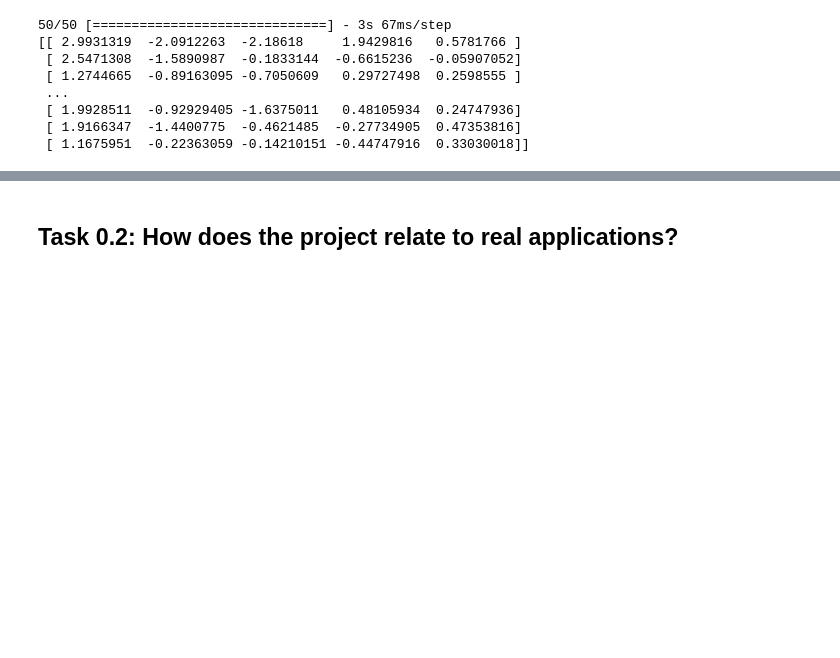
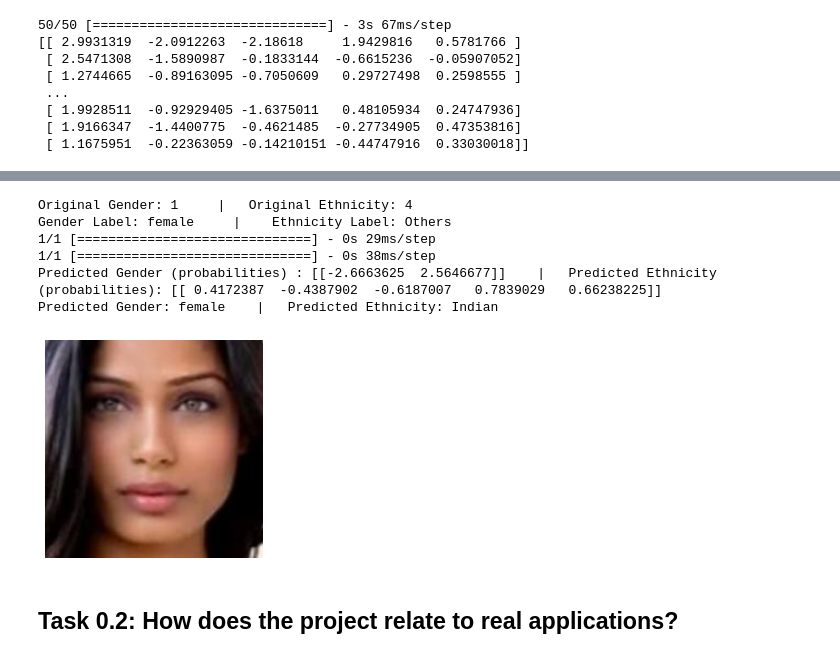
Before and after one commit to kiubb02/CVProject, a Jupyter notebook: main.ipynb, the cells around one changed output, grey strips where cells are left out. Cells and saved outputs as stored; diff of their text form; code cells hidden in the pictures; blank space fills up the shorter version.

```diff
--- a/main.ipynb
+++ b/main.ipynb
@@ -546,22 +518,22 @@ Predicted Gender: [0] Predicted Ethnicity: [0]
 # %%
-gender_dict = create_dict(gender_list,"gender")
-ethnicity_dict = create_dict(ethnicity_list,"ethnicity")
+def show_single_image_prediction(image_index):
+    print("Original Gender:", y_test[image_index], "    |   Original Ethnicity:", y_test_ethnicity[image_index])
+    print("Gender Label:", gender_df.gender[y_test[image_index]], "    |    Ethnicity Label:", ethnicity_df.ethnicity[y_test_ethnicity[image_index]])
 
-image_index = 24
-print("Original Gender:", y_test[image_index], "Original Ethnicity:", y_test_ethnicity[image_index])
-# predict from model
-img = X_test[image_index]
-img = np.expand_dims(img, axis = 0)
-img_e = X_test_ethnicity[image_index]
-img_e = np.expand_dims(img_e, axis = 0)
+    # expand array shape
+    img_g = np.expand_dims(X_test[image_index], axis = 0)
+    img_e = np.expand_dims(X_test_ethnicity[image_index], axis = 0)
 
-pred_gender = model.predict(img)
-gender_class = pred_gender.argmax(axis=-1)
-pred_gender = gender_df.gender[gender_class[0]]
+    # gender prediction by model "model"
+    pred_gender_prob = model.predict(img_g)
+    gender_class = pred_gender_prob.argmax(axis=-1)                 # sequential model returns probability for each class -> argmax for fetching class label
+    pred_gender = gender_df.gender[gender_class[0]]                 # use dataframe for displaying the name of the class, gender_class[0] because otherwise                                                                     gender_class is an array - not suitable as index
 
-pred_ethnicity = model_ethnicity.predict(img_e)
-ethnicity_class = pred_ethnicity.argmax(axis=1)         # sequential model returns probability for each class -> argmax for fetching class label
-pred_ethnicity = ethnicity_df.ethnicity[ethnicity_class[0]]     # use dictionary for displaying the name of the class
-print("Predicted Gender:", pred_gender, "Predicted Ethnicity:", pred_ethnicity)
-plt.axis('off')
-plt.imshow(X_test[image_index]);
+    # ethnicity prediction by model "model_ethnicity"
+    pred_ethnicity_prob = model_ethnicity.predict(img_e)
+    ethnicity_class = pred_ethnicity_prob.argmax(axis=1)            # sequential model returns probability for each class -> argmax for fetching class label
+    pred_ethnicity = ethnicity_df.ethnicity[ethnicity_class[0]]     # use dataframe for displaying the name of the class
+    print("Predicted Gender (probabilities) :", pred_gender_prob, "   |   Predicted Ethnicity (probabilities):", pred_ethnicity_prob)
+    print("Predicted Gender:", pred_gender, "   |   Predicted Ethnicity:", pred_ethnicity)
+    plt.axis('off')
+    plt.imshow(X_test[image_index])
@@ -574,3 +560,13 @@ Predicted Gender: male Predicted Ethnicity: Asian
+# %%
+show_single_image_prediction(100)
+# %% [output]
+Original Gender: 1     |   Original Ethnicity: 4
+Gender Label: female     |    Ethnicity Label: Others
+1/1 [==============================] - 0s 29ms/step
+1/1 [==============================] - 0s 38ms/step
+Predicted Gender (probabilities) : [[-2.6663625  2.5646677]]    |   Predicted Ethnicity (probabilities): [[ 0.4172387  -0.4387902  -0.6187007   0.7839029   0.66238225]]
+Predicted Gender: female    |   Predicted Ethnicity: Indian
+[figure, added]
 # %% [markdown]
 ## Task 0.2: How does the project relate to real applications?
 # %% [markdown]
```
Also changed, not shown: parts of 10 cells of this notebook.
